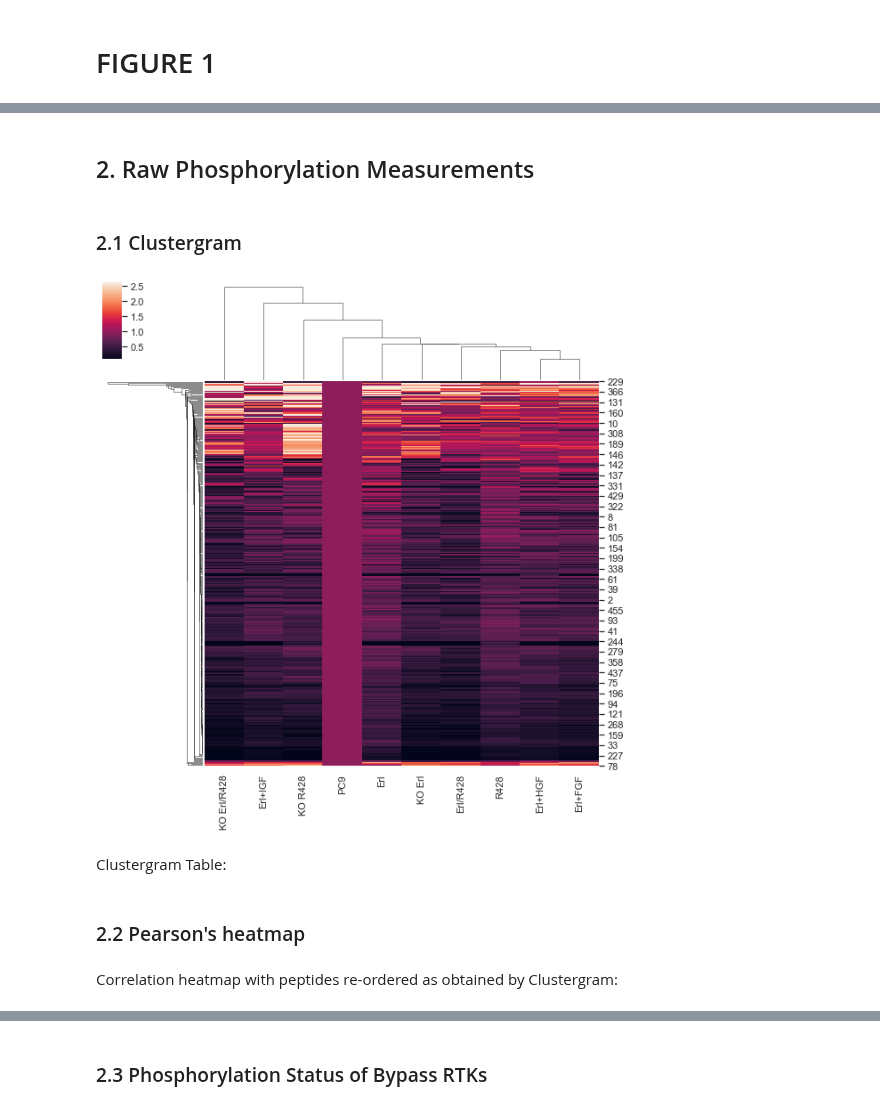
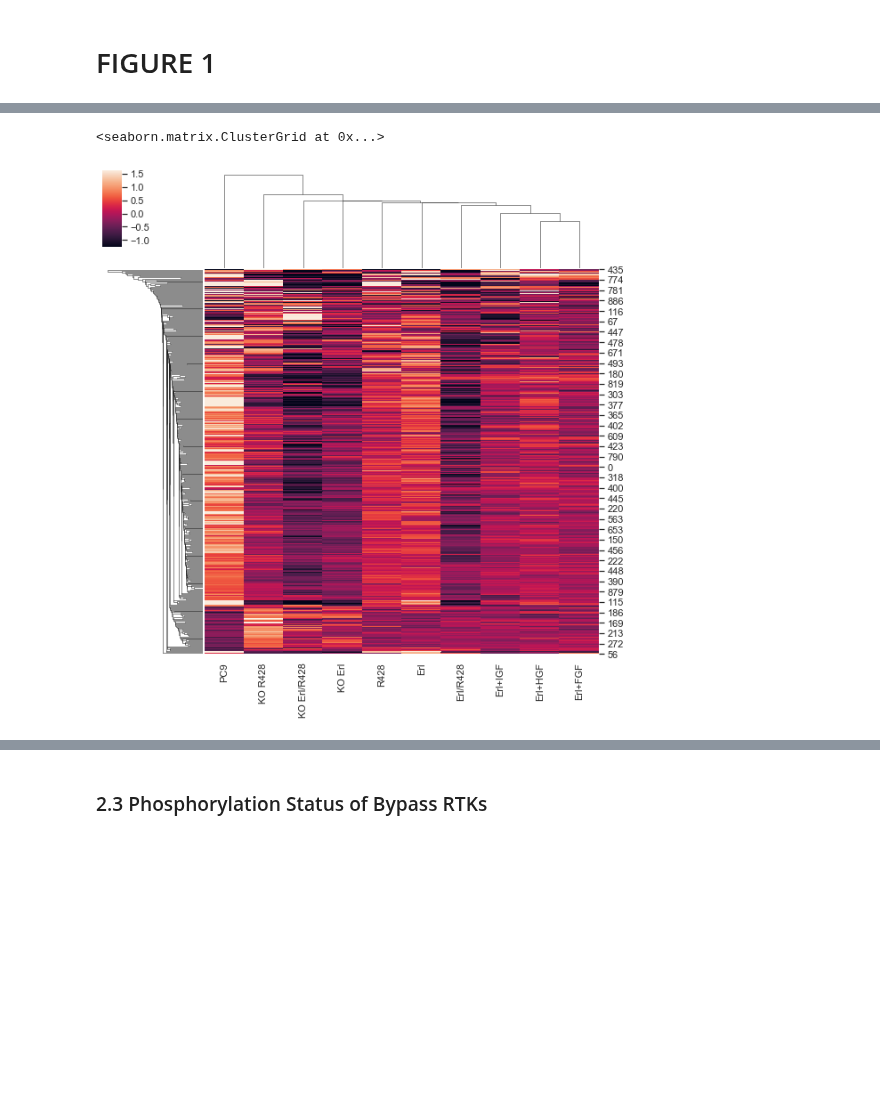
Before and after one commit to meyer-lab/DDMC, a Jupyter notebook: Figure1.ipynb, the cells around one changed output, grey strips where cells are left out. Cells and saved outputs as stored; diff of their text form; code cells hidden in the pictures; blank space fills up the shorter version.

```diff
--- a/Figure1.ipynb
+++ b/Figure1.ipynb
@@ -99,2 +14,0 @@ plt.ylabel("%Confluency", fontsize = 13);
-# %% [markdown]
-## 2. Raw Phosphorylation Measurements
@@ -108,9 +15,7 @@ ABC_mc = preprocessing(A_r, B_r, C_r, motifs=True, Vfilter=True, FCfilter=True,
-# %% [markdown]
-### 2.1 Clustergram
 # %%
-g = sns.clustermap(ABC_mc.iloc[:, 2:], method = "single", robust=True)
-g;
+ABC_mc = preprocessing(motifs=True, FCfilter=True, log2T=True)
+
+sns.clustermap(ABC_mc.iloc[:, 2:], method = "single", robust=True)
 # %% [output]
+<seaborn.matrix.ClusterGrid at 0x...>
-[figure, old version]
+[figure, new version]
-# %% [markdown]
-Clustergram Table:
@@ -122,4 +21,0 @@ hm_prots = pd.DataFrame(hm_prots)
-# %% [markdown]
-### 2.2 Pearson's heatmap
-# %% [markdown]
-Correlation heatmap with peptides re-ordered as obtained by Clustergram:
```
Also changed, not shown: parts of 19 cells of this notebook, 15 other files.
